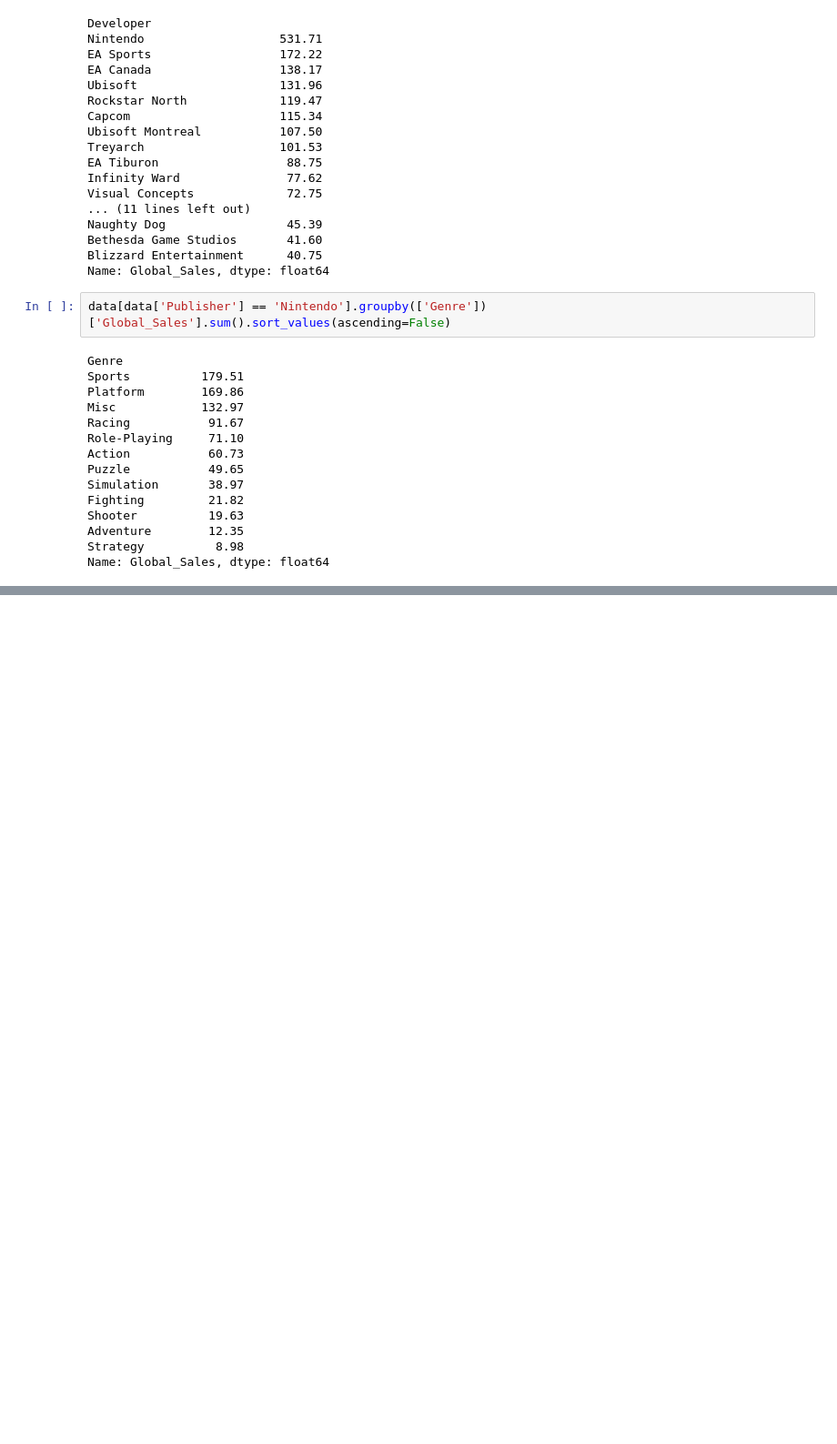
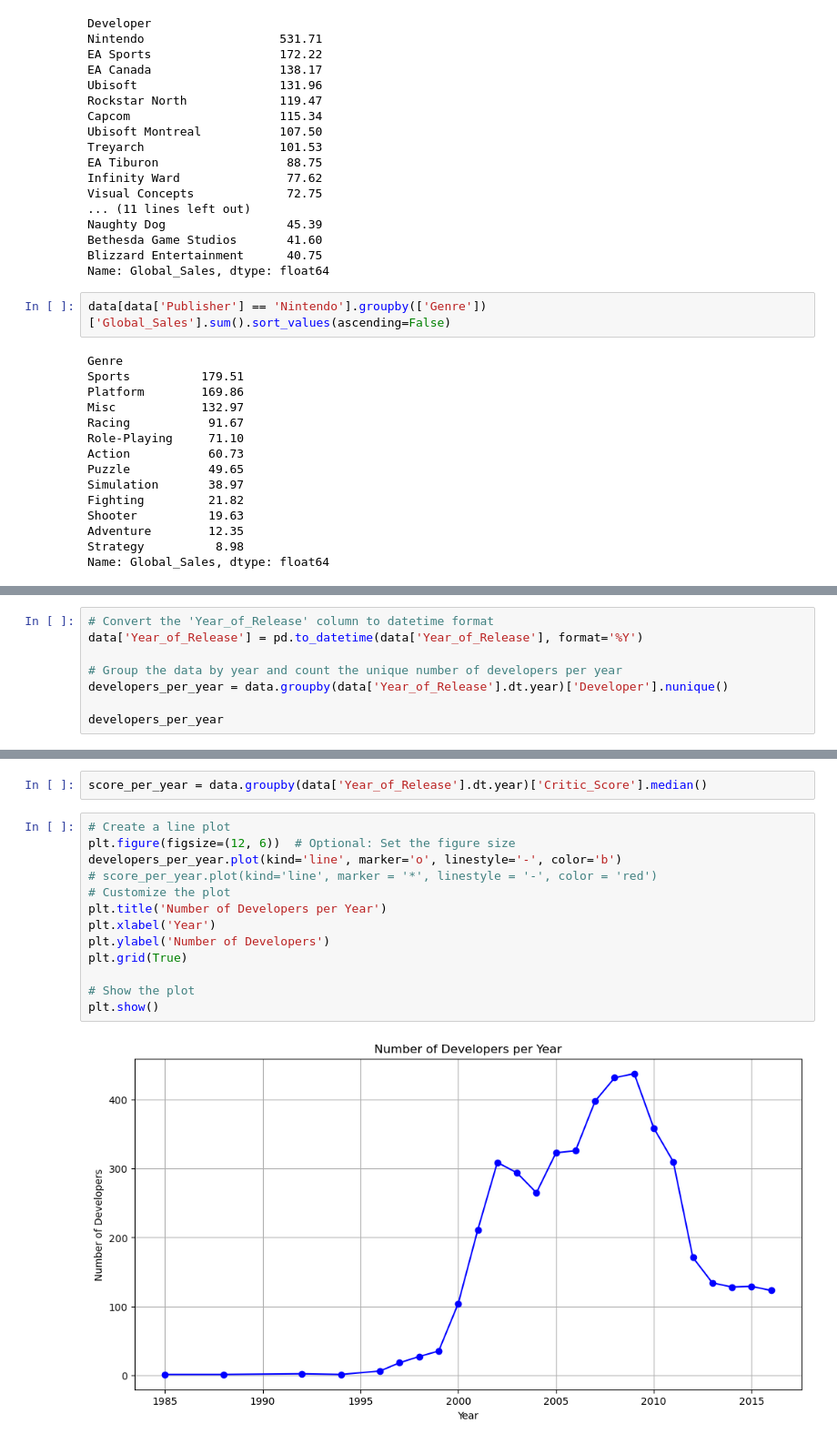
Before and after one commit to msills30/video-games, a Jupyter notebook: Gamer.ipynb, the cells around one changed output, grey strips where cells are left out. Shown at 91% size. Cells and saved outputs as stored; diff of their text form; blank space fills up the shorter version.

```diff
--- a/Gamer.ipynb
+++ b/Gamer.ipynb
@@ -289,0 +484,8 @@ top_nintendo.head(10)
+# %%
+# Convert the 'Year_of_Release' column to datetime format
+data['Year_of_Release'] = pd.to_datetime(data['Year_of_Release'], format='%Y')
+
+# Group the data by year and count the unique number of developers per year
+developers_per_year = data.groupby(data['Year_of_Release'].dt.year)['Developer'].nunique()
+
+developers_per_year
@@ -289,0 +510,17 @@ top_nintendo.head(10)
+# %%
+score_per_year = data.groupby(data['Year_of_Release'].dt.year)['Critic_Score'].median()
+# %%
+# Create a line plot
+plt.figure(figsize=(12, 6))  # Optional: Set the figure size
+developers_per_year.plot(kind='line', marker='o', linestyle='-', color='b')
+# score_per_year.plot(kind='line', marker = '*', linestyle = '-', color = 'red')
+# Customize the plot
+plt.title('Number of Developers per Year')
+plt.xlabel('Year')
+plt.ylabel('Number of Developers')
+plt.grid(True)
+
+# Show the plot
+plt.show()
+# %% [output]
+[figure, added]
```
Also changed, not shown: parts of 26 cells of this notebook.
